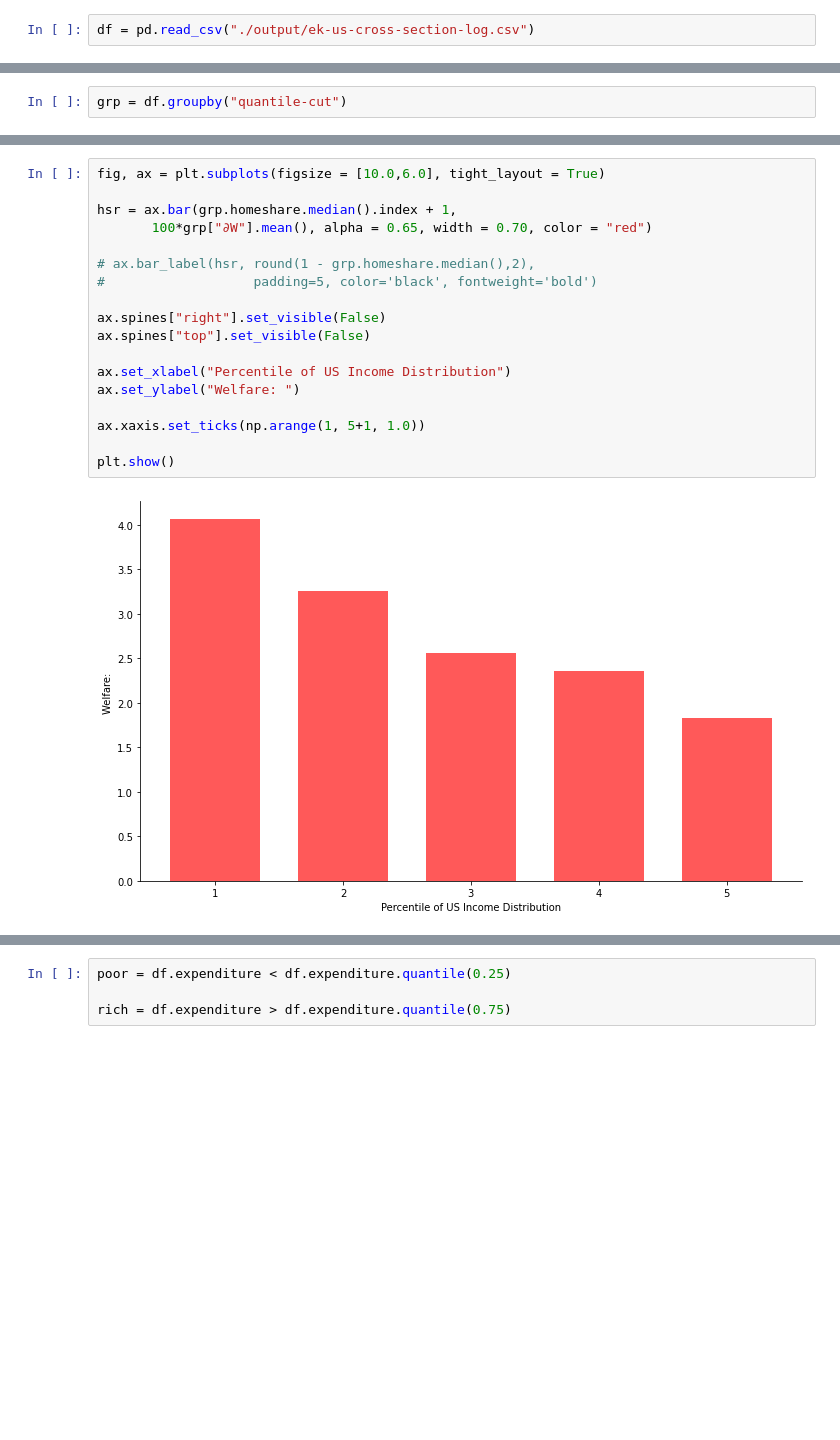
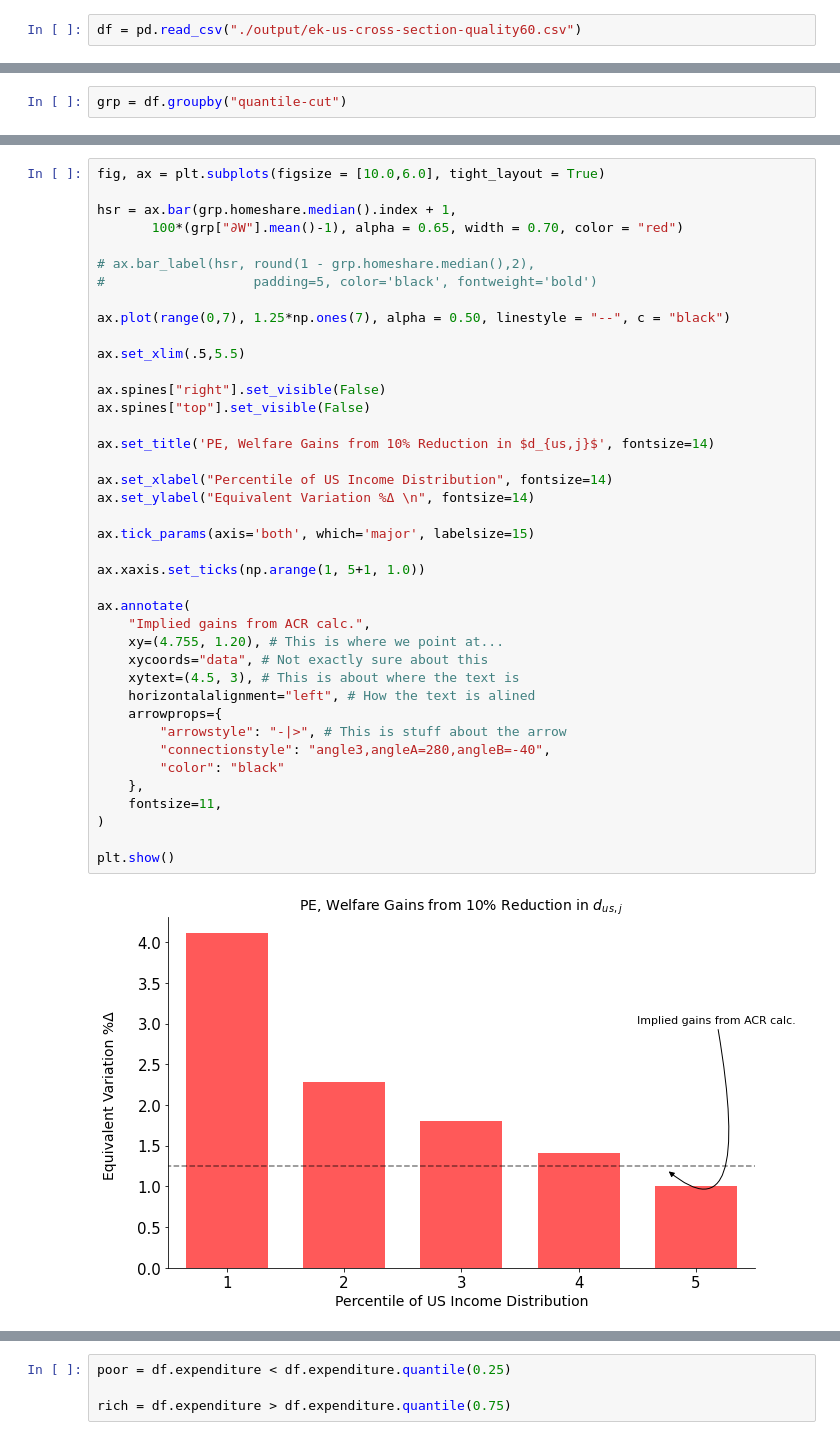
Before and after one commit to mwaugh0328/heterogeneous-agent-trade, a Jupyter notebook: notebooks/plot-micro-shares.ipynb, the cells around one changed output, grey strips where cells are left out. Drawn from its saved outputs; the diff is of its cells as text; blank space fills up the shorter version.

```diff
--- a/notebooks/plot-micro-shares.ipynb
+++ b/notebooks/plot-micro-shares.ipynb
@@ -10,7 +10,7 @@ from mpl_toolkits.mplot3d import Axes3D
 from scipy.interpolate import griddata
 import matplotlib.colors as colors
 # %%
-df = pd.read_csv("./output/ek-us-cross-section-log.csv")
+df = pd.read_csv("./output/ek-us-cross-section-quality60.csv")
 # %%
 df.head()
 # %% [output]
@@ -59,20 +69,42 @@ plt.show()
 # %%
 fig, ax = plt.subplots(figsize = [10.0,6.0], tight_layout = True)
 
 hsr = ax.bar(grp.homeshare.median().index + 1,
-       100*grp["∂W"].mean(), alpha = 0.65, width = 0.70, color = "red")
+       100*(grp["∂W"].mean()-1), alpha = 0.65, width = 0.70, color = "red")
 
 # ax.bar_label(hsr, round(1 - grp.homeshare.median(),2),
 #                   padding=5, color='black', fontweight='bold')
 
+ax.plot(range(0,7), 1.25*np.ones(7), alpha = 0.50, linestyle = "--", c = "black")
+
+ax.set_xlim(.5,5.5)
+
 ax.spines["right"].set_visible(False)
 ax.spines["top"].set_visible(False)
 
-ax.set_xlabel("Percentile of US Income Distribution")
-ax.set_ylabel("Welfare: ")
+ax.set_title('PE, Welfare Gains from 10% Reduction in $d_{us,j}$', fontsize=14)
+
+ax.set_xlabel("Percentile of US Income Distribution", fontsize=14)
+ax.set_ylabel("Equivalent Variation %Δ \n", fontsize=14)
+
+ax.tick_params(axis='both', which='major', labelsize=15)
 
 ax.xaxis.set_ticks(np.arange(1, 5+1, 1.0))
 
+ax.annotate(
+    "Implied gains from ACR calc.",
+    xy=(4.755, 1.20), # This is where we point at...
+    xycoords="data", # Not exactly sure about this
+    xytext=(4.5, 3), # This is about where the text is
+    horizontalalignment="left", # How the text is alined
+    arrowprops={
+        "arrowstyle": "-|>", # This is stuff about the arrow
+        "connectionstyle": "angle3,angleA=280,angleB=-40",
+        "color": "black"
+    },
+    fontsize=11,
+)
+
 plt.show()
 # %% [output]
-[figure, old version]
+[figure, new version]
```
Also changed, not shown: parts of 5 cells of this notebook, 38 other files.
